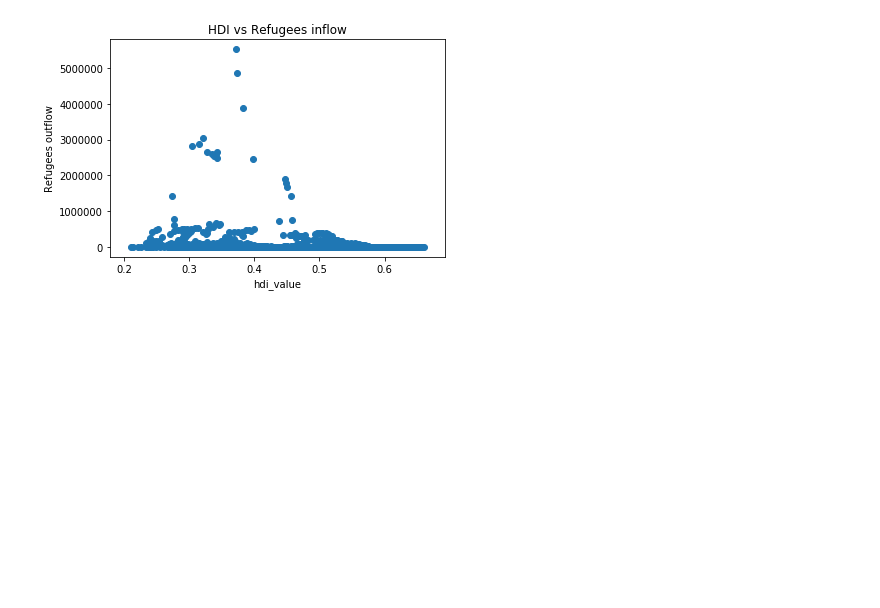
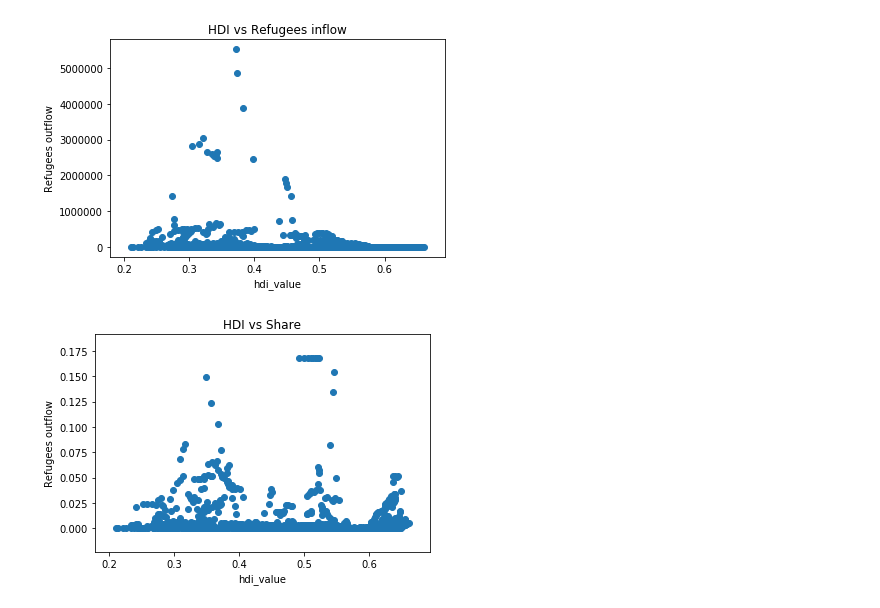
Before and after one commit to hcorinna/refugee-migration-patterns, a Jupyter notebook: notebooks/plots_draft.ipynb, the cells around one changed output. Cells and saved outputs as stored; diff of their text form; code cells hidden in the pictures; blank space fills up the shorter version.

Commit message:
add hdi vs share plot

```diff
--- a/notebooks/plots_draft.ipynb
+++ b/notebooks/plots_draft.ipynb
@@ -235,3 +235,18 @@ plt.xlabel("hdi_value")
 plt.show()
 # %% [output]
 [figure]
+# %%
+x = df.hdi_value
+y = df.share
+
+plt.scatter(x,y)
+
+plt.title("HDI vs Share")
+plt.ylabel("Refugees outflow")
+plt.xlabel("hdi_value")
+
+
+
+plt.show()
+# %% [output]
+[figure, added]
```
